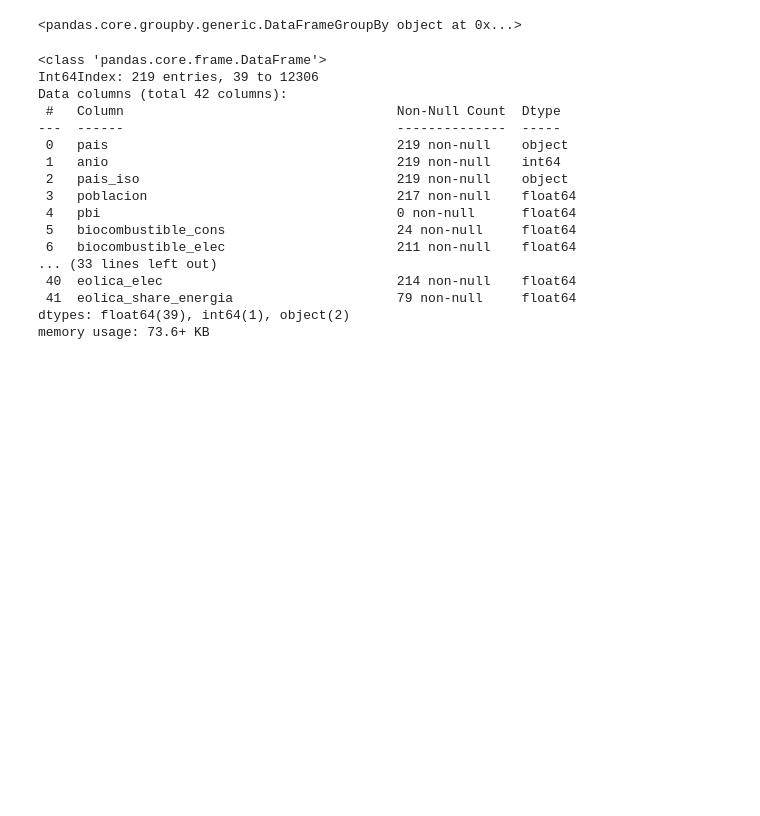
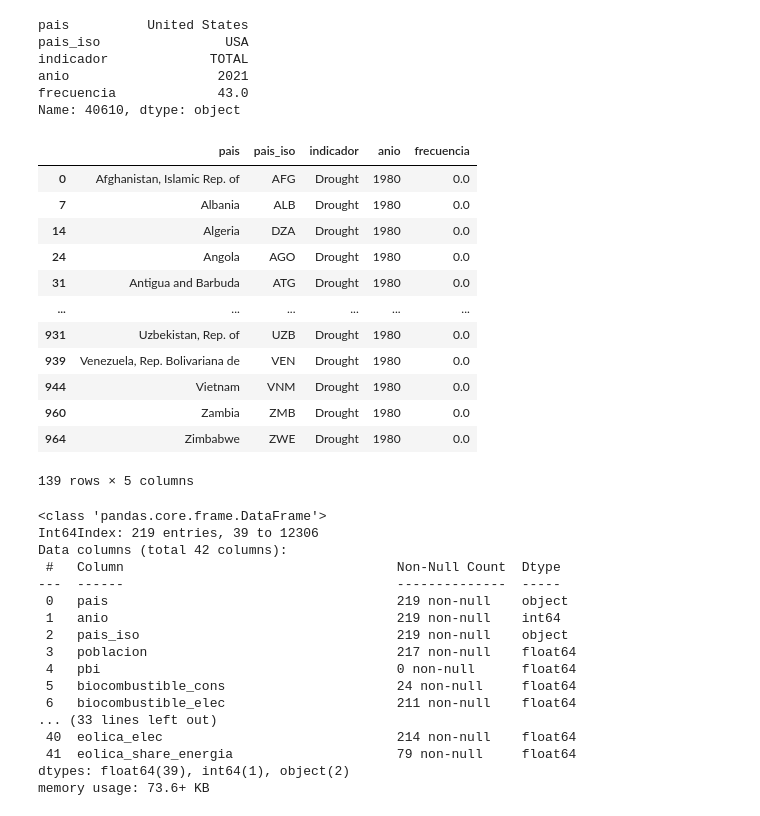
Before and after one commit to lookmydata/CO2-Emissions, a Jupyter notebook: exploration/analisis.ipynb, the cells around one changed output. Drawn from its saved outputs; the diff is of its cells as text; code cells hidden in the pictures; blank space fills up the shorter version.

```diff
--- a/exploration/analisis.ipynb
+++ b/exploration/analisis.ipynb
@@ -5,15 +5,36 @@ import plotly.graph_objects as go
 from plotly.subplots import make_subplots
 # %%
 owid=pd.read_csv('../datasets/desastres_naturales/Climate-related_Disasters_Frequency_normalizado.csv',sep=';')
+# owid.dropna(inplace=True)
+owid.loc[owid.frecuencia.idxmax()]
+# %% [output]
+pais          United States
+pais_iso                USA
+indicador             TOTAL
+anio                   2021
+frecuencia             43.0
+Name: 40610, dtype: object
 # %%
 paises=owid.pais.unique()
 paises=paises.tolist()
 selecpais=paises[23]
 
-df_drought=owid[(owid.pais==selecpais)&(owid.indicador=='Drought')].groupby(owid,by='pais')
+df_drought=owid[(owid.pais==selecpais)&(owid.indicador=='Drought')]#.groupby(by='pais')
 df_drought
 # %% [output]
+|  | pais | pais_iso | indicador | anio | frecuencia |
+| 0 | Afghanistan, Islamic Rep. of | AFG | Drought | 1980 | 0.0 |
+| 7 | Albania | ALB | Drought | 1980 | 0.0 |
+| 14 | Algeria | DZA | Drought | 1980 | 0.0 |
+| 24 | Angola | AGO | Drought | 1980 | 0.0 |
+| 31 | Antigua and Barbuda | ATG | Drought | 1980 | 0.0 |
+| ... | ... | ... | ... | ... | ... |
+| 931 | Uzbekistan, Rep. of | UZB | Drought | 1980 | 0.0 |
+| 939 | Venezuela, Rep. Bolivariana de | VEN | Drought | 1980 | 0.0 |
+| 944 | Vietnam | VNM | Drought | 1980 | 0.0 |
+| 960 | Zambia | ZMB | Drought | 1980 | 0.0 |
+| 964 | Zimbabwe | ZWE | Drought | 1980 | 0.0 |
-<pandas.core.groupby.generic.DataFrameGroupBy object at 0x...>
+139 rows × 5 columns
 # %%
 owid.info()
 # %% [output]
```
Also changed, not shown: 20 other files.
